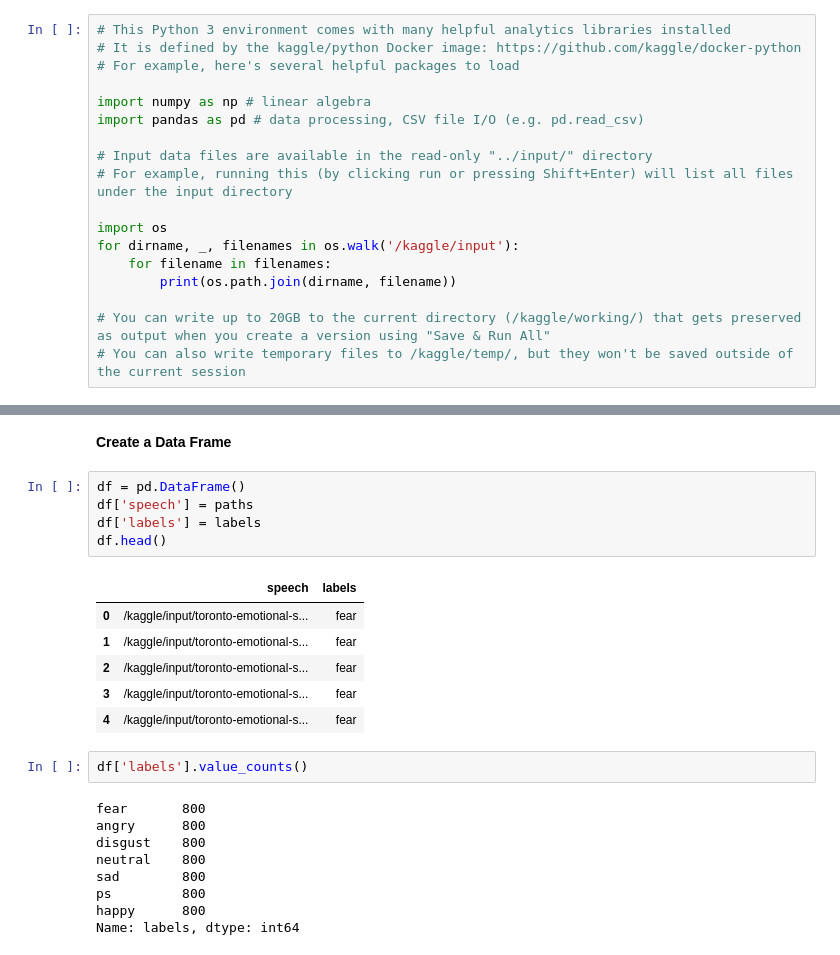
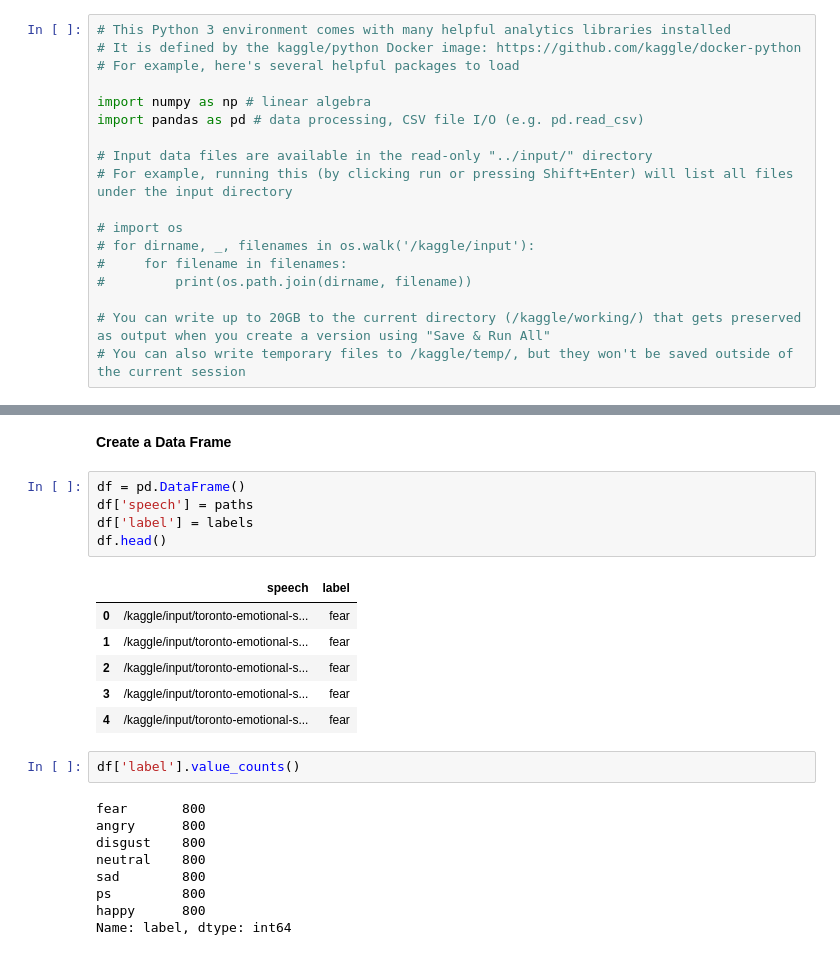
Before and after one commit to Pranit5895/Speech-Emotion-Recognition, a Jupyter notebook: speech-emotion-recognition.ipynb, the cells around one changed output, grey strips where cells are left out. Drawn from its saved outputs; the diff is of its cells as text.

```diff
--- a/speech-emotion-recognition.ipynb
+++ b/speech-emotion-recognition.ipynb
@@ -9,10 +9,10 @@ import pandas as pd # data processing, CSV file I/O (e.g. pd.read_csv)
 # Input data files are available in the read-only "../input/" directory
 # For example, running this (by clicking run or pressing Shift+Enter) will list all files under the input directory
 
-import os
-for dirname, _, filenames in os.walk('/kaggle/input'):
-    for filename in filenames:
-        print(os.path.join(dirname, filename))
+# import os
+# for dirname, _, filenames in os.walk('/kaggle/input'):
+#     for filename in filenames:
+#         print(os.path.join(dirname, filename))
 
 # You can write up to 20GB to the current directory (/kaggle/working/) that gets preserved as output when you create a version using "Save & Run All"
 # You can also write temporary files to /kaggle/temp/, but they won't be saved outside of the current session
@@ -78,17 +60,17 @@ labels[:5]
 # %%
 df = pd.DataFrame()
 df['speech'] = paths
-df['labels'] = labels
+df['label'] = labels
 df.head()
 # %% [output]
-|  | speech | labels |
+|  | speech | label |
 | 0 | /kaggle/input/toronto-emotional-s... | fear |
 | 1 | /kaggle/input/toronto-emotional-s... | fear |
 | 2 | /kaggle/input/toronto-emotional-s... | fear |
 | 3 | /kaggle/input/toronto-emotional-s... | fear |
 | 4 | /kaggle/input/toronto-emotional-s... | fear |
 # %%
-df['labels'].value_counts()
+df['label'].value_counts()
 # %% [output]
 fear       800
 angry      800
@@ -97,4 +79,4 @@ neutral    800
 sad        800
 ps         800
 happy      800
-Name: labels, dtype: int64
+Name: label, dtype: int64
```
Also changed, not shown: parts of 13 cells of this notebook.
